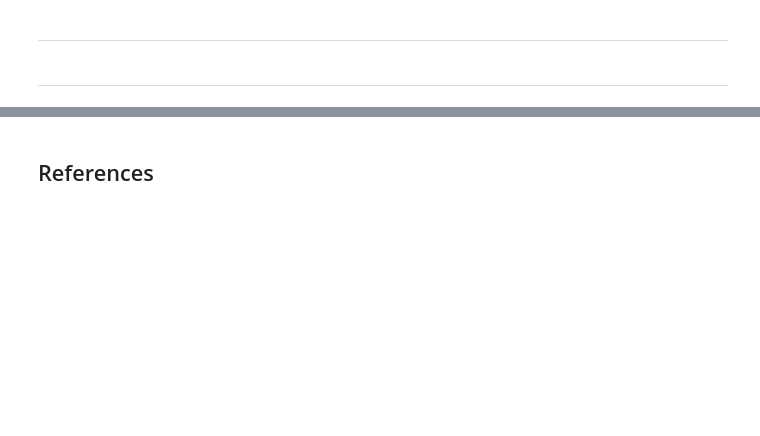
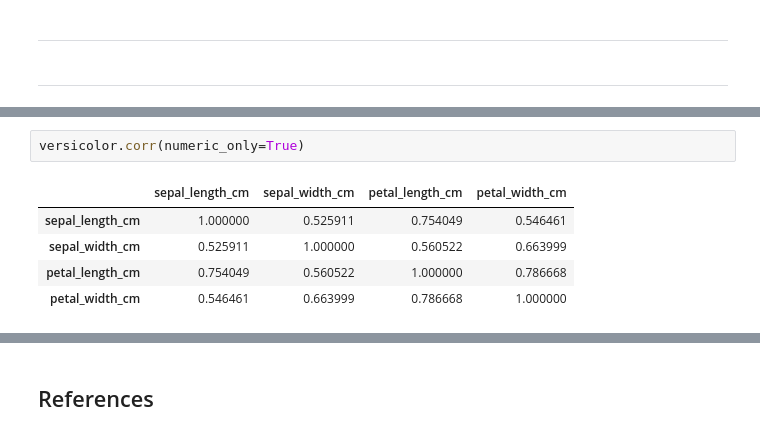
Before and after one commit to humphs078/data_analysis_fundamentals, a Jupyter notebook: project.ipynb, the cells around one changed output, grey strips where cells are left out. Drawn from its saved outputs; the diff is of its cells as text; blank space fills up the shorter version.

```diff
--- a/project.ipynb
+++ b/project.ipynb
@@ -588,0 +663,8 @@ plt.show()
+# %%
+versicolor.corr(numeric_only=True)
+# %% [output]
+|  | sepal_length_cm | sepal_width_cm | petal_length_cm | petal_width_cm |
+| sepal_length_cm | 1.000000 | 0.525911 | 0.754049 | 0.546461 |
+| sepal_width_cm | 0.525911 | 1.000000 | 0.560522 | 0.663999 |
+| petal_length_cm | 0.754049 | 0.560522 | 1.000000 | 0.786668 |
+| petal_width_cm | 0.546461 | 0.663999 | 0.786668 | 1.000000 |
```
Also changed, not shown: parts of 21 cells of this notebook.
